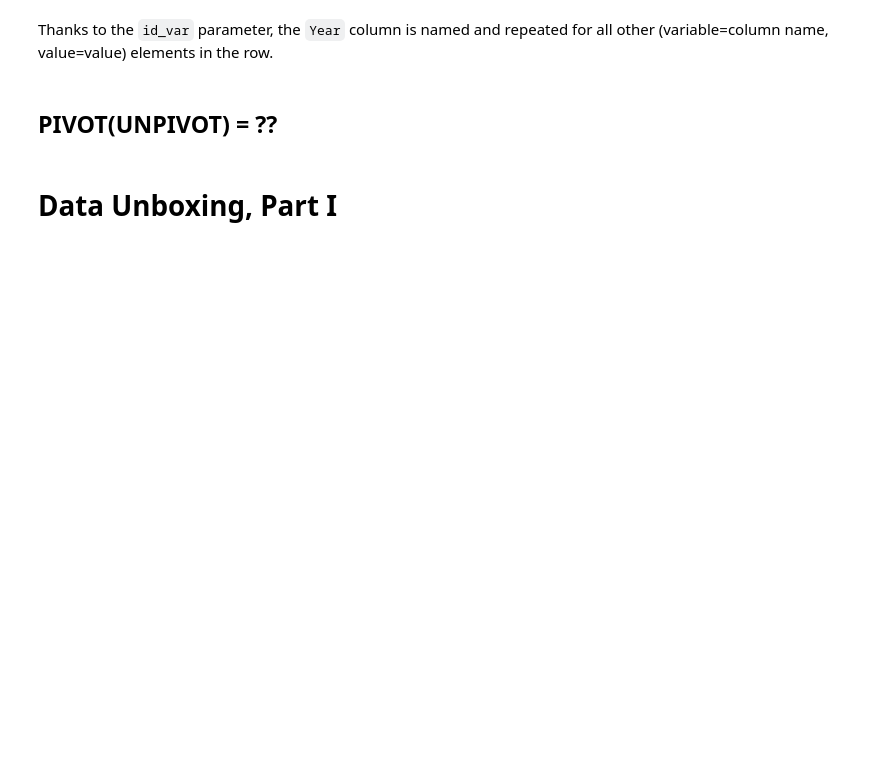
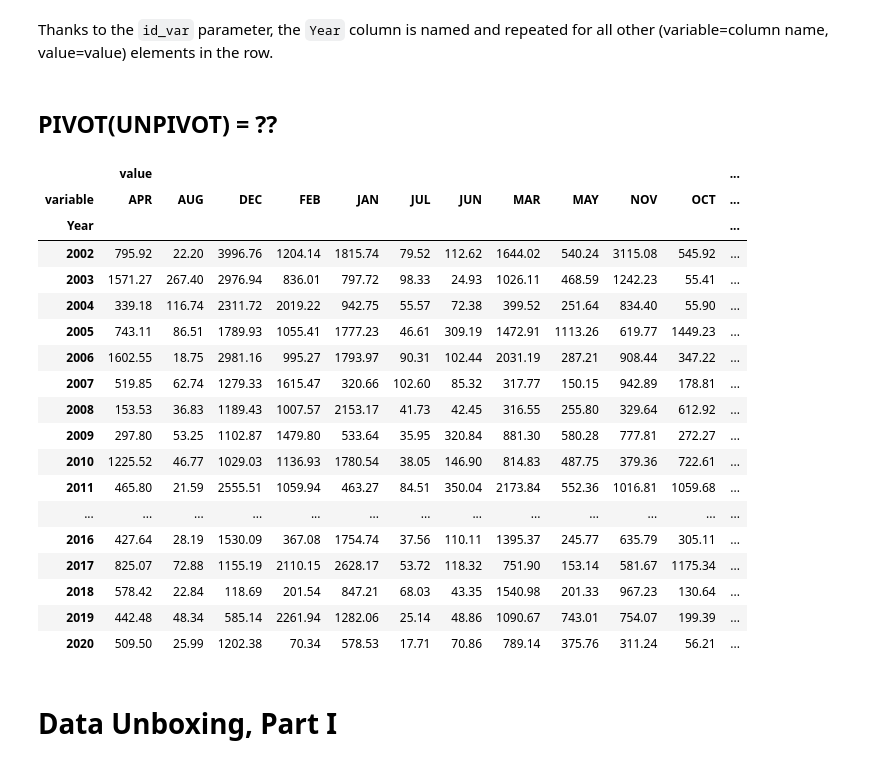
Before and after one commit to cal-data-eng/sp24-materials, a Jupyter notebook: lecture/lec12/lec12.ipynb, the cells around one changed output. Saved outputs shown, nothing was run; the diff lists cells and outputs as text; code cells hidden in the pictures; blank space fills up the shorter version.

```diff
--- a/lecture/lec12/lec12.ipynb
+++ b/lecture/lec12/lec12.ipynb
@@ -28,6 +60,28 @@ mm_melted[mm_melted['Year'] == 2002]
 ## PIVOT(UNPIVOT) = ??
 # %%
 # how do we get back to something that resembles the original matrix?
+# mm_melted.pivot(index='variable', columns='Year') # A
+mm_melted.pivot(index='Year', columns='variable')#.reset_index() #B
+# %% [output]
+|  | value |  |  |  |  |  |  |  |  |  |  | ... |
+| variable | APR | AUG | DEC | FEB | JAN | JUL | JUN | MAR | MAY | NOV | OCT | ... |
+| Year |  |  |  |  |  |  |  |  |  |  |  | ... |
+| 2002 | 795.92 | 22.20 | 3996.76 | 1204.14 | 1815.74 | 79.52 | 112.62 | 1644.02 | 540.24 | 3115.08 | 545.92 | ... |
+| 2003 | 1571.27 | 267.40 | 2976.94 | 836.01 | 797.72 | 98.33 | 24.93 | 1026.11 | 468.59 | 1242.23 | 55.41 | ... |
+| 2004 | 339.18 | 116.74 | 2311.72 | 2019.22 | 942.75 | 55.57 | 72.38 | 399.52 | 251.64 | 834.40 | 55.90 | ... |
+| 2005 | 743.11 | 86.51 | 1789.93 | 1055.41 | 1777.23 | 46.61 | 309.19 | 1472.91 | 1113.26 | 619.77 | 1449.23 | ... |
+| 2006 | 1602.55 | 18.75 | 2981.16 | 995.27 | 1793.97 | 90.31 | 102.44 | 2031.19 | 287.21 | 908.44 | 347.22 | ... |
+| 2007 | 519.85 | 62.74 | 1279.33 | 1615.47 | 320.66 | 102.60 | 85.32 | 317.77 | 150.15 | 942.89 | 178.81 | ... |
+| 2008 | 153.53 | 36.83 | 1189.43 | 1007.57 | 2153.17 | 41.73 | 42.45 | 316.55 | 255.80 | 329.64 | 612.92 | ... |
+| 2009 | 297.80 | 53.25 | 1102.87 | 1479.80 | 533.64 | 35.95 | 320.84 | 881.30 | 580.28 | 777.81 | 272.27 | ... |
+| 2010 | 1225.52 | 46.77 | 1029.03 | 1136.93 | 1780.54 | 38.05 | 146.90 | 814.83 | 487.75 | 379.36 | 722.61 | ... |
+| 2011 | 465.80 | 21.59 | 2555.51 | 1059.94 | 463.27 | 84.51 | 350.04 | 2173.84 | 552.36 | 1016.81 | 1059.68 | ... |
+| ... | ... | ... | ... | ... | ... | ... | ... | ... | ... | ... | ... | ... |
+| 2016 | 427.64 | 28.19 | 1530.09 | 367.08 | 1754.74 | 37.56 | 110.11 | 1395.37 | 245.77 | 635.79 | 305.11 | ... |
+| 2017 | 825.07 | 72.88 | 1155.19 | 2110.15 | 2628.17 | 53.72 | 118.32 | 751.90 | 153.14 | 581.67 | 1175.34 | ... |
+| 2018 | 578.42 | 22.84 | 118.69 | 201.54 | 847.21 | 68.03 | 43.35 | 1540.98 | 201.33 | 967.23 | 130.64 | ... |
+| 2019 | 442.48 | 48.34 | 585.14 | 2261.94 | 1282.06 | 25.14 | 48.86 | 1090.67 | 743.01 | 754.07 | 199.39 | ... |
+| 2020 | 509.50 | 25.99 | 1202.38 | 70.34 | 578.53 | 17.71 | 70.86 | 789.14 | 375.76 | 311.24 | 56.21 | ... |
 # %% [markdown]
 # Data Unboxing, Part I
 # %%
```
Also changed, not shown: parts of 16 cells of this notebook.
